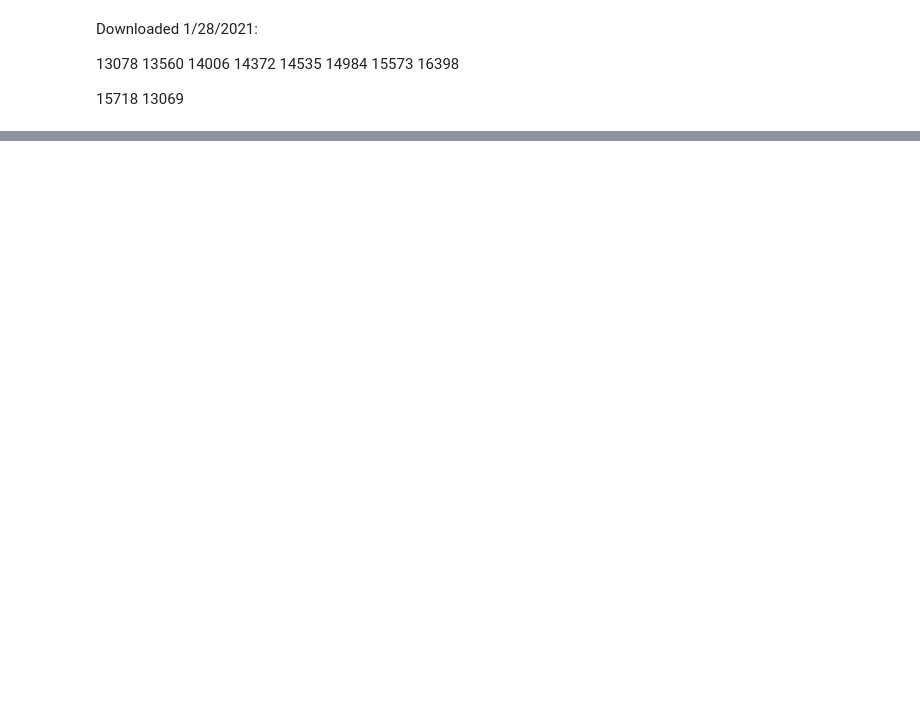
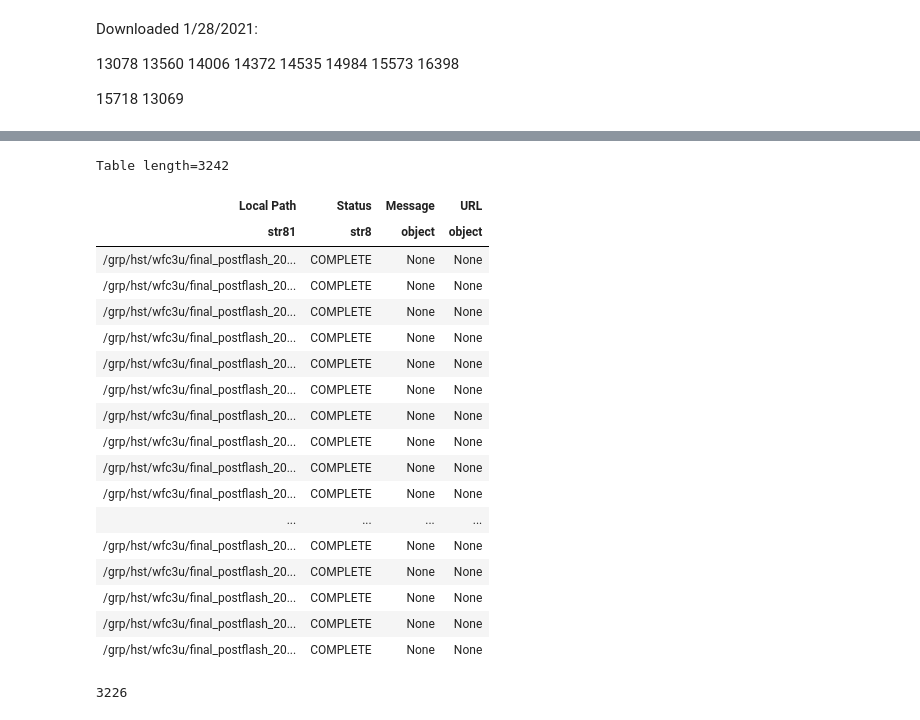
Before and after one commit to catherine-martlin/postflash_analysis, a Jupyter notebook: notebooks/postflash_data_gathering.ipynb, the cells around one changed output, grey strips where cells are left out. Drawn from its saved outputs; the diff is of its cells as text; code cells hidden in the pictures; blank space fills up the shorter version.

```diff
--- a/notebooks/postflash_data_gathering.ipynb
+++ b/notebooks/postflash_data_gathering.ipynb
@@ -35,5 +72,6 @@ Downloaded 1/28/2021:
 13069
 # %%
 # Download the files
-Observations.download_products(science_list['obsid'], mrp_only=False, download_dir='/grp/hst/wfc3u/postflash_2021/mastDownload/HST/',
+Observations.download_products(science_list['obsid'], mrp_only=False, download_dir='/grp/hst/wfc3u/final_postflash_2021/',
                                productSubGroupDescription=['FLC'])
+# %% [output]
@@ -40,7 +95,28 @@ Observations.download_products(science_list['obsid'], mrp_only=False, download_d
+Table length=3242
+| Local Path | Status | Message | URL |
+| str81 | str8 | object | object |
+| /grp/hst/wfc3u/final_postflash_20... | COMPLETE | None | None |
+| /grp/hst/wfc3u/final_postflash_20... | COMPLETE | None | None |
+| /grp/hst/wfc3u/final_postflash_20... | COMPLETE | None | None |
+| /grp/hst/wfc3u/final_postflash_20... | COMPLETE | None | None |
+| /grp/hst/wfc3u/final_postflash_20... | COMPLETE | None | None |
+| /grp/hst/wfc3u/final_postflash_20... | COMPLETE | None | None |
+| /grp/hst/wfc3u/final_postflash_20... | COMPLETE | None | None |
+| /grp/hst/wfc3u/final_postflash_20... | COMPLETE | None | None |
+| /grp/hst/wfc3u/final_postflash_20... | COMPLETE | None | None |
+| /grp/hst/wfc3u/final_postflash_20... | COMPLETE | None | None |
+| ... | ... | ... | ... |
+| /grp/hst/wfc3u/final_postflash_20... | COMPLETE | None | None |
+| /grp/hst/wfc3u/final_postflash_20... | COMPLETE | None | None |
+| /grp/hst/wfc3u/final_postflash_20... | COMPLETE | None | None |
+| /grp/hst/wfc3u/final_postflash_20... | COMPLETE | None | None |
+| /grp/hst/wfc3u/final_postflash_20... | COMPLETE | None | None |
 # %%
-files_fits = glob.glob('/grp/hst/wfc3u/postflash_2021/mastDownload/HST/mastDownload/HST/*/*flc.fits')
+files_fits = glob.glob('/grp/hst/wfc3u/final_postflash_2021/mastDownload/HST/*/*flc.fits')
 print(len(files_fits))
 test = files_fits[:]
+# %% [output]
+3226
 # %%
 file_name = []
 prop_id = []
```
Also changed, not shown: parts of 6 cells of this notebook, 7 other files.
